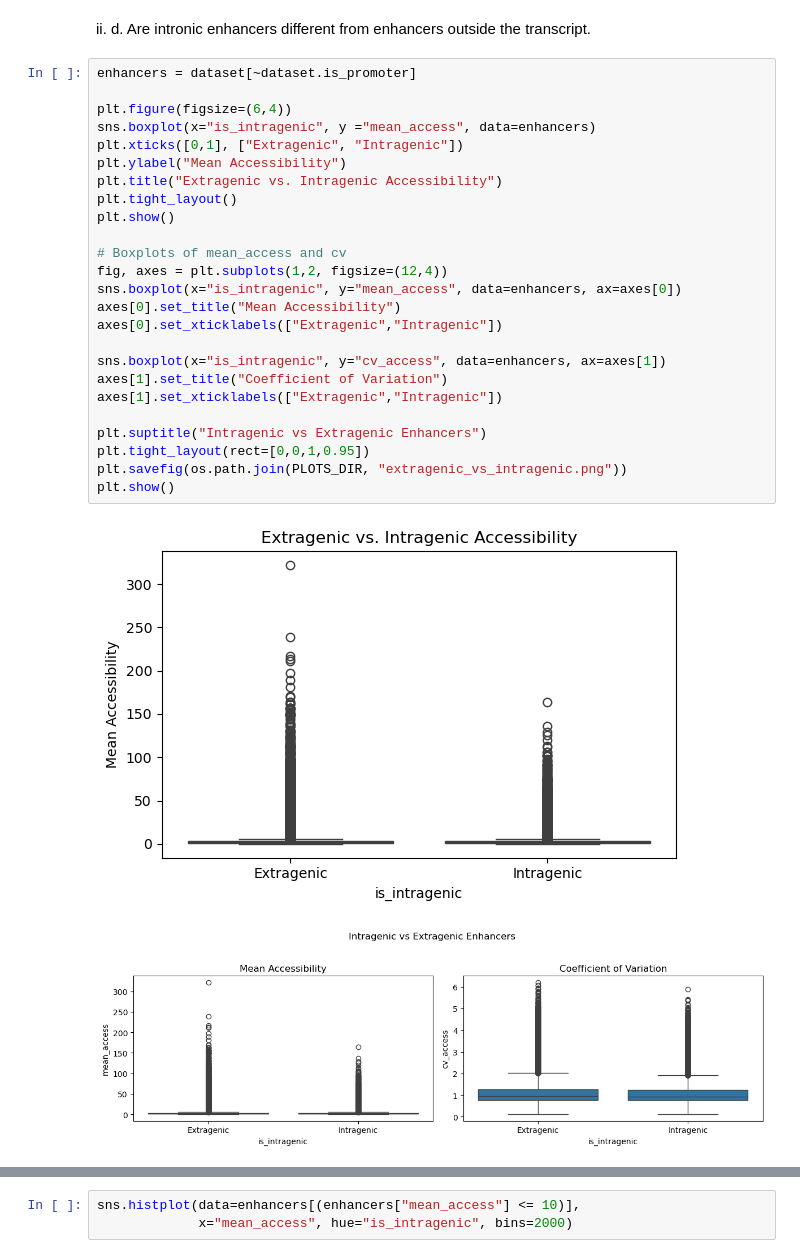
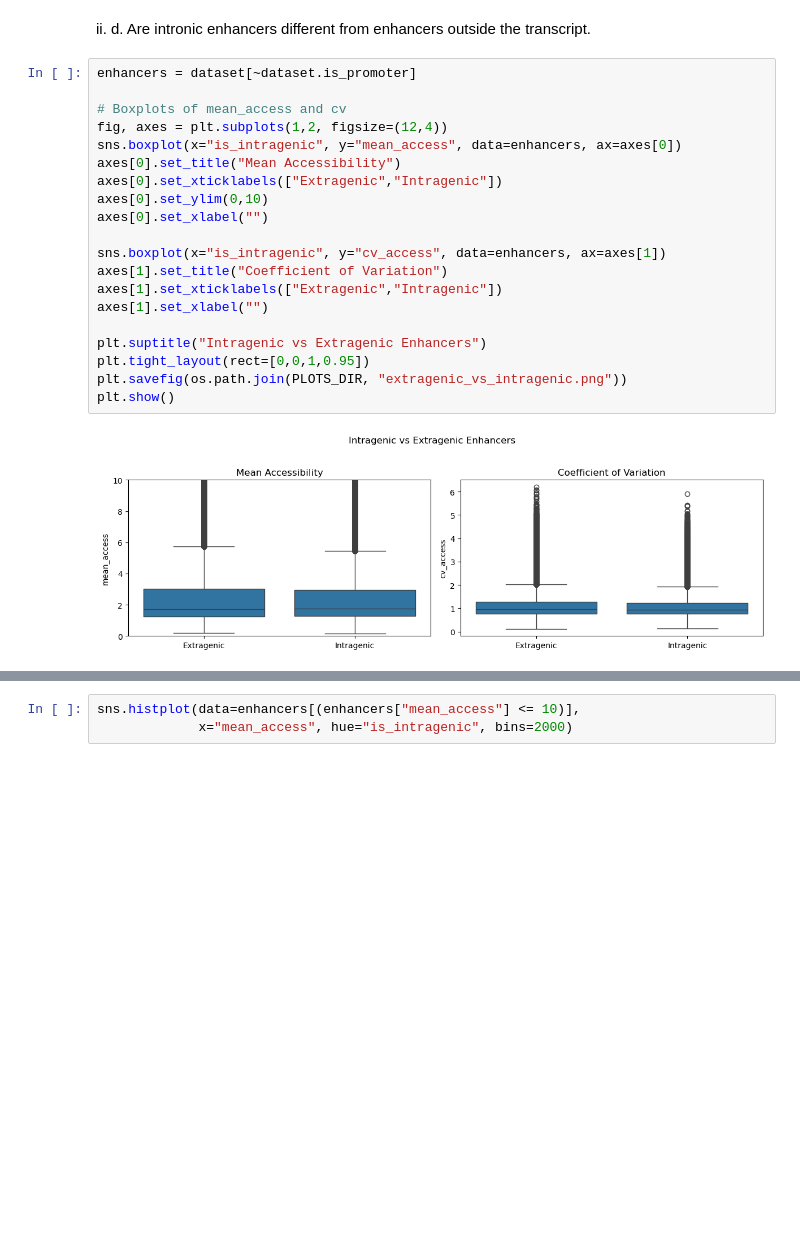
Before and after one commit to Topic2-Gene-Regulation-Immune-Cells/ILC-cells-Team4, a Jupyter notebook: 02_tss_analysis.ipynb, the cells around one changed output, grey strips where cells are left out. Cells and saved outputs as stored; diff of their text form; blank space fills up the shorter version.

```diff
--- a/02_tss_analysis.ipynb
+++ b/02_tss_analysis.ipynb
@@ -259,32 +255,26 @@ plt.hexbin(dataset["dist_to_TSS"], dataset["mean_access"], bins="log", gridsize=
 ii. d. Are intronic enhancers different from enhancers outside the transcript.
 # %%
 enhancers = dataset[~dataset.is_promoter]
-
-plt.figure(figsize=(6,4))
-sns.boxplot(x="is_intragenic", y ="mean_access", data=enhancers)
-plt.xticks([0,1], ["Extragenic", "Intragenic"])
-plt.ylabel("Mean Accessibility")
-plt.title("Extragenic vs. Intragenic Accessibility")
-plt.tight_layout()
-plt.show()
 
 # Boxplots of mean_access and cv
 fig, axes = plt.subplots(1,2, figsize=(12,4))
 sns.boxplot(x="is_intragenic", y="mean_access", data=enhancers, ax=axes[0])
 axes[0].set_title("Mean Accessibility")
 axes[0].set_xticklabels(["Extragenic","Intragenic"])
+axes[0].set_ylim(0,10)
+axes[0].set_xlabel("")
 
 sns.boxplot(x="is_intragenic", y="cv_access", data=enhancers, ax=axes[1])
 axes[1].set_title("Coefficient of Variation")
 axes[1].set_xticklabels(["Extragenic","Intragenic"])
+axes[1].set_xlabel("")
 
 plt.suptitle("Intragenic vs Extragenic Enhancers")
 plt.tight_layout(rect=[0,0,1,0.95])
 plt.savefig(os.path.join(PLOTS_DIR, "extragenic_vs_intragenic.png"))
 plt.show()
 # %% [output]
-[figure, old version]
+[figure, new version]
-[figure, removed]
 # %%
 intra = enhancers.loc[enhancers.is_intragenic, "mean_access"]
 extra = enhancers.loc[~enhancers.is_intragenic, "mean_access"]
```
Also changed, not shown: parts of 5 cells of this notebook, 7 other files.
